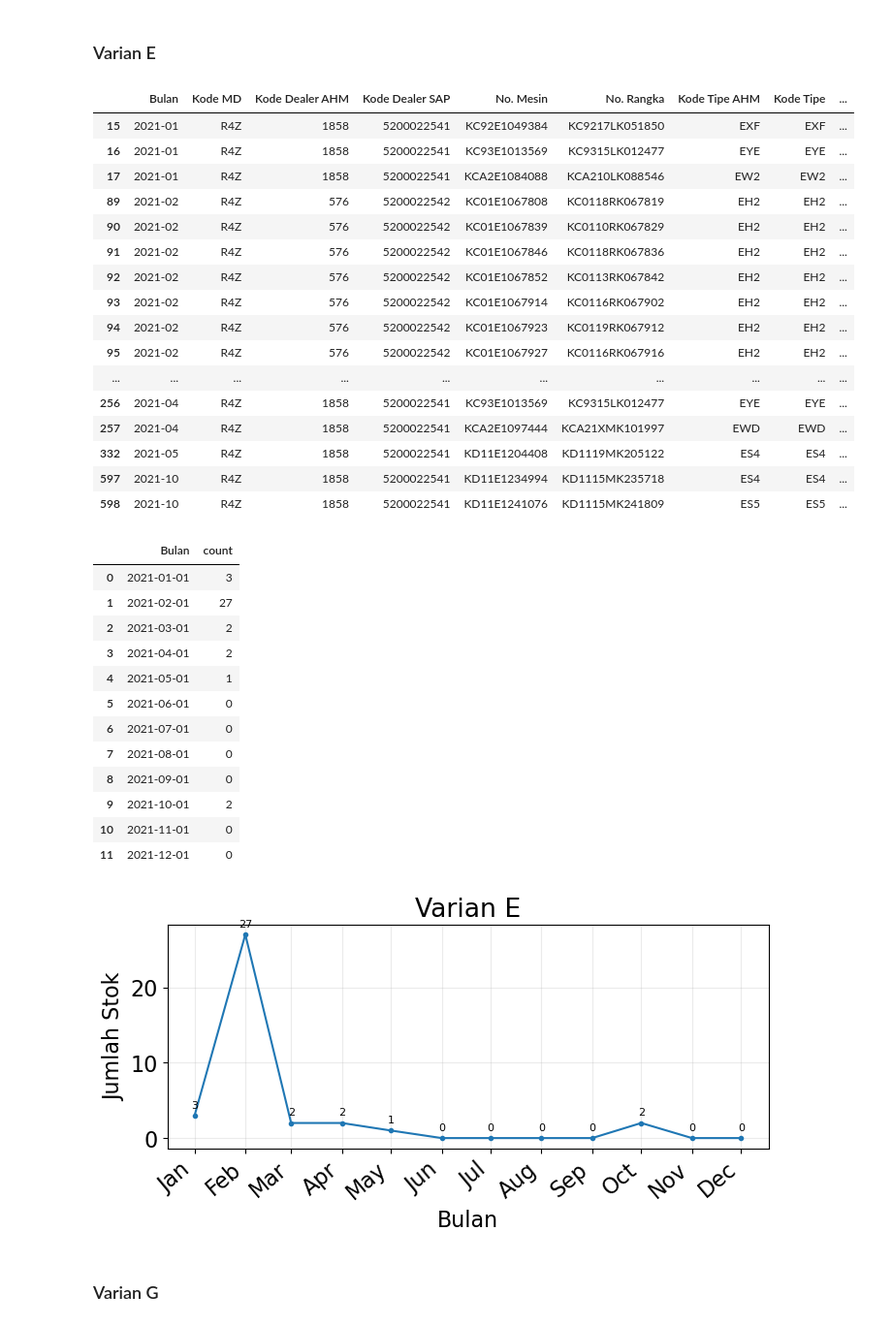
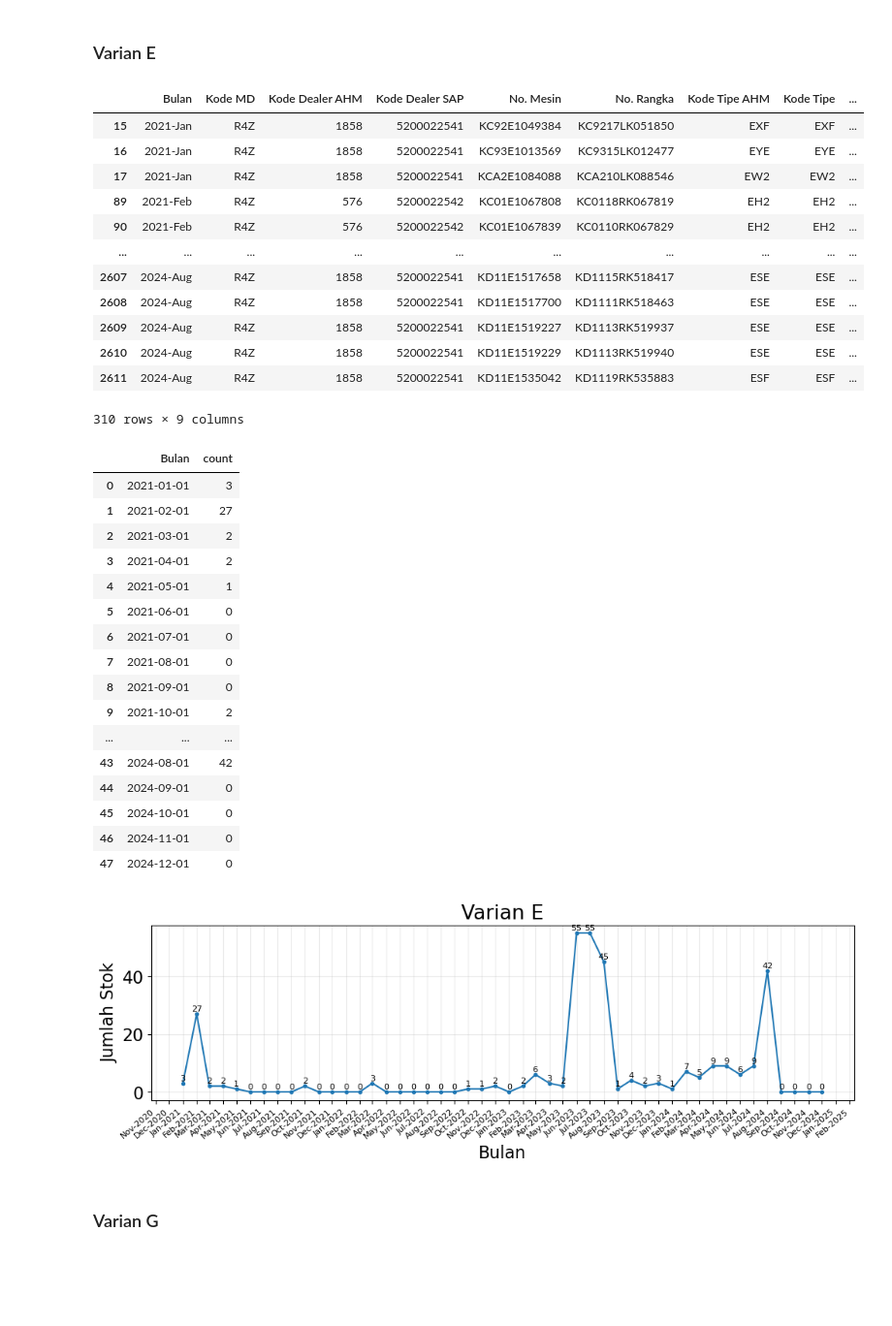
Before and after one commit to anajesset/tugas-akhirr, a Jupyter notebook: stock_21.ipynb, the cells around one changed output. Shown at 97% size. Cells and saved outputs as stored; diff of their text form; code cells hidden in the pictures; blank space fills up the shorter version.

```diff
--- a/stock_21.ipynb
+++ b/stock_21.ipynb
@@ -56,7 +56,7 @@ df_stock_21_initial
 # %%
-df_stock_21_count = df_stock_21_initial[["initial Varian Plus"]].copy()
-df_stock_21_count["count"] = 1.
-df_stock_21_count = df_stock_21_count.groupby("initial Varian Plus").agg("count").reset_index()
-df_stock_21_count
+df_stock_count = df_stock_initial[["initial Varian Plus"]].copy()
+df_stock_count["count"] = 1.
+df_stock_count = df_stock_count.groupby("initial Varian Plus").agg("count").reset_index()
+df_stock_count
 # %% [output]
 |  | initial Varian Plus | count |
@@ -70,15 +70,15 @@ df_stock_21_count
 fig, ax = plt.subplots(figsize=(10, 6))
 
 # because pandas includes right endpoint, we must subtract by one
-x_data = df_stock_21_count["initial Varian Plus"]
-y_data = df_stock_21_count["count"]
+x_data = df_stock_count["initial Varian Plus"]
+y_data = df_stock_count["count"]
 ax.bar(x_data, y_data)
 
 ax.set_xticks(np.arange(len(x_data)))
 ax.set_xticklabels(x_data, rotation=45, fontsize=8)
 ax.set_xlabel("Varian Motor")
-ax.set_ylabel("Jumlah Stok 2021")
-ax.set_ylim([0, 400])
+ax.set_ylabel("Jumlah Stok \nJan 2021 - Agu 2024")
+ax.set_ylim([0, 2000])
 
 for idx, val in enumerate(y_data):
   ax.text(x=idx, y=val+10, s=f"{val}", ha="center")
@@ -90,26 +90,22 @@ plt.show()
 # %% [markdown]
 ### Varian E
 # %%
-df_stock_E = df_stock_21_initial[df_stock_21_initial["initial Varian Plus"] == "E"].copy()
+df_stock_E = df_stock_initial[df_stock_initial["initial Varian Plus"] == "E"].copy()
 df_stock_E
 # %% [output]
 |  | Bulan | Kode MD | Kode Dealer AHM | Kode Dealer SAP | No. Mesin | No. Rangka | Kode Tipe AHM | Kode Tipe | ... |
-| 15 | 2021-01 | R4Z | 1858 | 5200022541 | KC92E1049384 | KC9217LK051850 | EXF | EXF | ... |
-| 16 | 2021-01 | R4Z | 1858 | 5200022541 | KC93E1013569 | KC9315LK012477 | EYE | EYE | ... |
-| 17 | 2021-01 | R4Z | 1858 | 5200022541 | KCA2E1084088 | KCA210LK088546 | EW2 | EW2 | ... |
-| 89 | 2021-02 | R4Z | 576 | 5200022542 | KC01E1067808 | KC0118RK067819 | EH2 | EH2 | ... |
-| 90 | 2021-02 | R4Z | 576 | 5200022542 | KC01E1067839 | KC0110RK067829 | EH2 | EH2 | ... |
-| 91 | 2021-02 | R4Z | 576 | 5200022542 | KC01E1067846 | KC0118RK067836 | EH2 | EH2 | ... |
-| 92 | 2021-02 | R4Z | 576 | 5200022542 | KC01E1067852 | KC0113RK067842 | EH2 | EH2 | ... |
-| 93 | 2021-02 | R4Z | 576 | 5200022542 | KC01E1067914 | KC0116RK067902 | EH2 | EH2 | ... |
-| 94 | 2021-02 | R4Z | 576 | 5200022542 | KC01E1067923 | KC0119RK067912 | EH2 | EH2 | ... |
-| 95 | 2021-02 | R4Z | 576 | 5200022542 | KC01E1067927 | KC0116RK067916 | EH2 | EH2 | ... |
+| 15 | 2021-Jan | R4Z | 1858 | 5200022541 | KC92E1049384 | KC9217LK051850 | EXF | EXF | ... |
+| 16 | 2021-Jan | R4Z | 1858 | 5200022541 | KC93E1013569 | KC9315LK012477 | EYE | EYE | ... |
+| 17 | 2021-Jan | R4Z | 1858 | 5200022541 | KCA2E1084088 | KCA210LK088546 | EW2 | EW2 | ... |
+| 89 | 2021-Feb | R4Z | 576 | 5200022542 | KC01E1067808 | KC0118RK067819 | EH2 | EH2 | ... |
+| 90 | 2021-Feb | R4Z | 576 | 5200022542 | KC01E1067839 | KC0110RK067829 | EH2 | EH2 | ... |
 | ... | ... | ... | ... | ... | ... | ... | ... | ... | ... |
-| 256 | 2021-04 | R4Z | 1858 | 5200022541 | KC93E1013569 | KC9315LK012477 | EYE | EYE | ... |
-| 257 | 2021-04 | R4Z | 1858 | 5200022541 | KCA2E1097444 | KCA21XMK101997 | EWD | EWD | ... |
-| 332 | 2021-05 | R4Z | 1858 | 5200022541 | KD11E1204408 | KD1119MK205122 | ES4 | ES4 | ... |
-| 597 | 2021-10 | R4Z | 1858 | 5200022541 | KD11E1234994 | KD1115MK235718 | ES4 | ES4 | ... |
-| 598 | 2021-10 | R4Z | 1858 | 5200022541 | KD11E1241076 | KD1115MK241809 | ES5 | ES5 | ... |
+| 2607 | 2024-Aug | R4Z | 1858 | 5200022541 | KD11E1517658 | KD1115RK518417 | ESE | ESE | ... |
+| 2608 | 2024-Aug | R4Z | 1858 | 5200022541 | KD11E1517700 | KD1111RK518463 | ESE | ESE | ... |
+| 2609 | 2024-Aug | R4Z | 1858 | 5200022541 | KD11E1519227 | KD1113RK519937 | ESE | ESE | ... |
+| 2610 | 2024-Aug | R4Z | 1858 | 5200022541 | KD11E1519229 | KD1113RK519940 | ESE | ESE | ... |
+| 2611 | 2024-Aug | R4Z | 1858 | 5200022541 | KD11E1535042 | KD1119RK535883 | ESF | ESF | ... |
+310 rows × 9 columns
 # %%
 # df_E_count["Bulan"] = pd.to_datetime(df_E_count["Bulan"])
 # df_E_count = df_stock_E[["Bulan"]].copy()
@@ -121,7 +117,7 @@ df_stock_E["Bulan"] = pd.to_datetime(df_stock_E["Bulan"])
 df_E_count = df_stock_E[["Bulan"]].copy()
 df_E_count = df_stock_E.groupby("Bulan").size().reset_index(name="count")
 
-all_months = pd.date_range(start="2021-01-01", end="2021-12-01", freq="MS")
+all_months = pd.date_range(start="2021-01-01", end="2024-12-01", freq="MS")
 df_E_count = df_E_count.set_index("Bulan").reindex(all_months, fill_value=0).reset_index()
 
 df_E_count.columns = ["Bulan", "count"]
@@ -138,36 +134,41 @@ df_E_count
 | 7 | 2021-08-01 | 0 |
 | 8 | 2021-09-01 | 0 |
 | 9 | 2021-10-01 | 2 |
-| 10 | 2021-11-01 | 0 |
-| 11 | 2021-12-01 | 0 |
+| ... | ... | ... |
+| 43 | 2024-08-01 | 42 |
+| 44 | 2024-09-01 | 0 |
+| 45 | 2024-10-01 | 0 |
+| 46 | 2024-11-01 | 0 |
+| 47 | 2024-12-01 | 0 |
 # %%
-fig, ax = plt.subplots(figsize=(8, 3))
+fig, ax = plt.subplots(figsize=(12, 3))
 
 ax.plot(df_E_count["Bulan"], df_E_count["count"], linestyle="-",
         marker=".")
 
-formatter = mdates.DateFormatter("%b")
+formatter = mdates.DateFormatter("%b-%Y")
 # locator = mdates.YearLocator(base=2)
 # locator = mdates.MonthLocator(bymonthday=1, bymonth=range(1, 13, 1))
 locator = mdates.MonthLocator()
 ax.xaxis.set_major_formatter(formatter)
 ax.xaxis.set_major_locator(locator)
 
 ax.grid("on")
 ax.set_xlabel("Bulan")
 ax.set_ylabel("Jumlah Stok")
 ax.set_title("Varian E")
 
 for idx, val in enumerate(df_E_count["count"]):
     ax.text(x=df_E_count["Bulan"].iloc[idx], y=val+1, s=f"{val}", ha="center", size=8)
 
 for label in ax.get_xticklabels():
     label.set_rotation(40)
+    label.set_fontsize(8)
     label.set_horizontalalignment('right')
 
 plt.show()
 # %% [output]
-[figure, old version]
+[figure, new version]
 # %% [markdown]
 ### Varian G
 # %%
```
Also changed, not shown: parts of 26 cells of this notebook, 24 other files.
